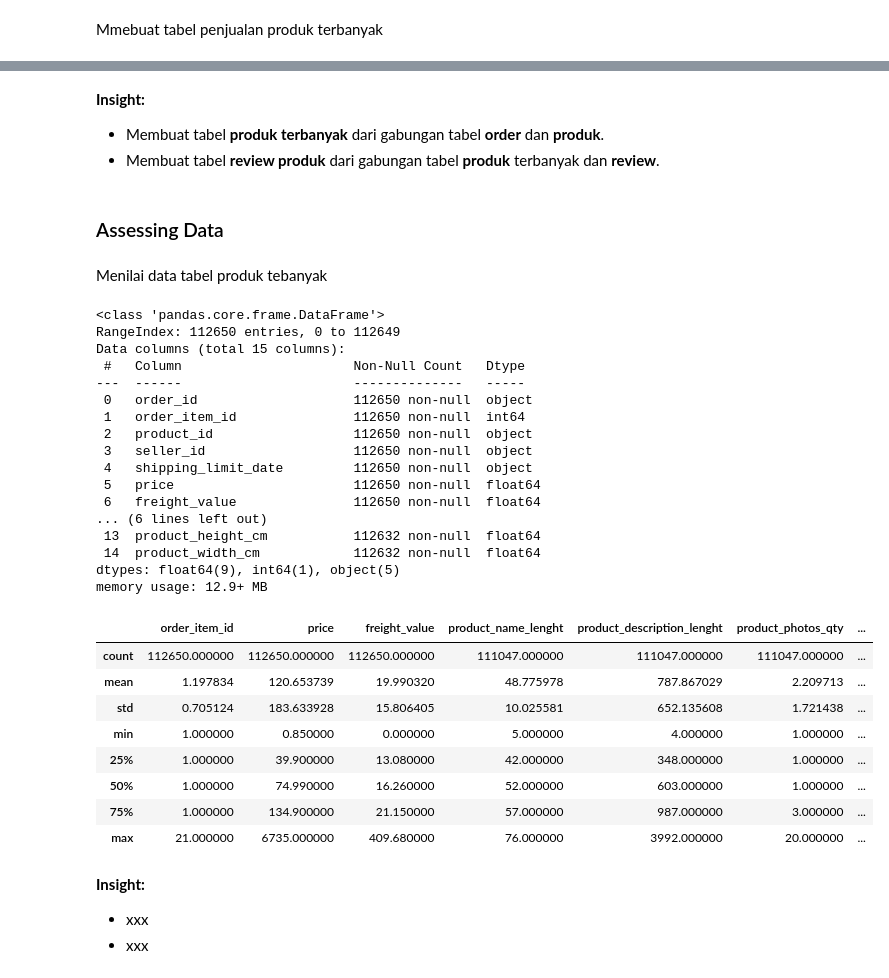
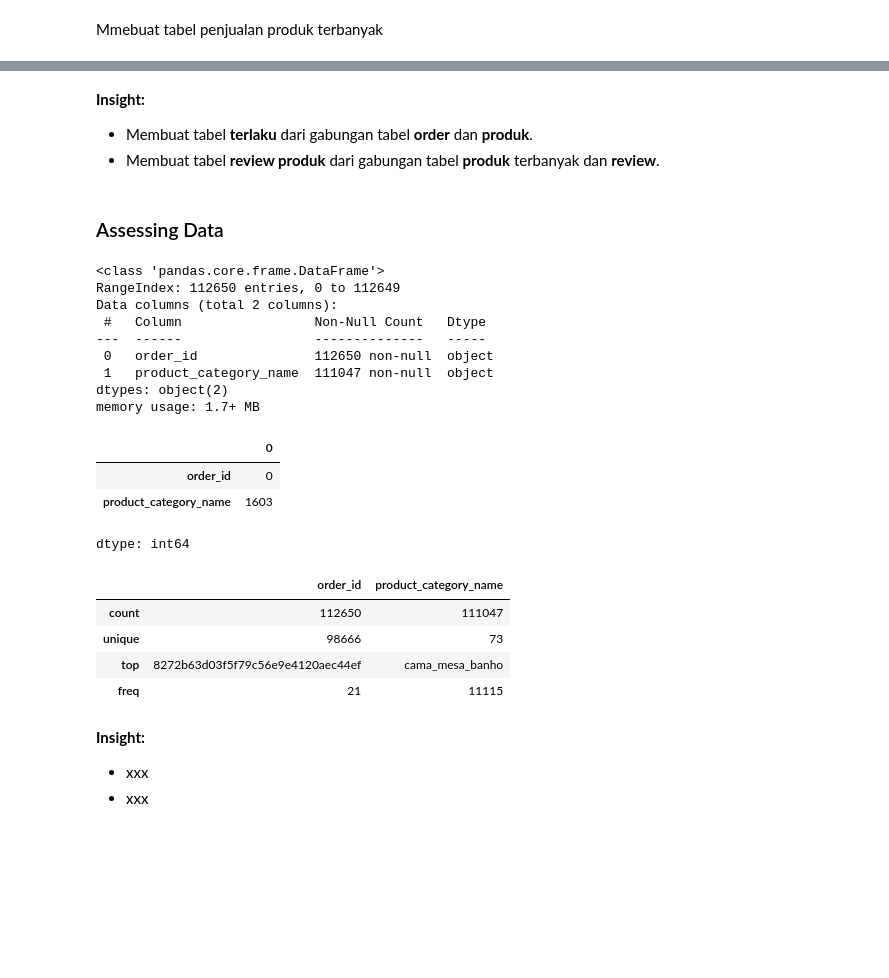
Before and after one commit to anggaxvi/Analisis-Data-E-Commerce, a Jupyter notebook: notebook.ipynb, the cells around one changed output, grey strips where cells are left out. Cells and saved outputs as stored; diff of their text form; code cells hidden in the pictures; blank space fills up the shorter version.

```diff
--- a/notebook.ipynb
+++ b/notebook.ipynb
@@ -61,7 +61,7 @@ produk_terbanyak_df = pd.merge(
     left_on="product_id",
     right_on="product_id"
 )
-produk_terbanyak_df = produk_terbanyak_df[[order_id, product_category_name]]
-produk_terbanyak_df.head()
+terlaku_df = produk_terbanyak_df[['order_id','product_category_name']]
+terlaku_df.head()
 
 # produk_terbanyak_df.groupby(by="product_category_name").order_id.nunique().sort_values(ascending=False)
@@ -87,43 +78,36 @@ review_produk_df.head()
 # %% [markdown]
 **Insight:**
-- Membuat tabel **produk terbanyak** dari gabungan tabel **order** dan **produk**.
+- Membuat tabel **terlaku** dari gabungan tabel **order** dan **produk**.
 - Membuat tabel **review produk** dari gabungan tabel **produk** terbanyak dan **review**.
 # %% [markdown]
 ### Assessing Data
-# %% [markdown]
-Menilai data tabel produk tebanyak
 # %%
-produk_terbanyak_df.info()
+terlaku_df.info()
 # %% [output]
 <class 'pandas.core.frame.DataFrame'>
 RangeIndex: 112650 entries, 0 to 112649
-Data columns (total 15 columns):
- #   Column                      Non-Null Count   Dtype
----  ------                      --------------   -----
- 0   order_id                    112650 non-null  object
- 1   order_item_id               112650 non-null  int64
- 2   product_id                  112650 non-null  object
- 3   seller_id                   112650 non-null  object
- 4   shipping_limit_date         112650 non-null  object
- 5   price                       112650 non-null  float64
- 6   freight_value               112650 non-null  float64
-... (6 lines left out)
- 13  product_height_cm           112632 non-null  float64
- 14  product_width_cm            112632 non-null  float64
-dtypes: float64(9), int64(1), object(5)
-memory usage: 12.9+ MB
+Data columns (total 2 columns):
+ #   Column                 Non-Null Count   Dtype
+---  ------                 --------------   -----
+ 0   order_id               112650 non-null  object
+ 1   product_category_name  111047 non-null  object
+dtypes: object(2)
+memory usage: 1.7+ MB
+# %%
+terlaku_df.isnull().sum()
+# %% [output]
+|  | 0 |
+| order_id | 0 |
+| product_category_name | 1603 |
+dtype: int64
 # %%
-produk_terbanyak_df.describe()
+terlaku_df.describe()
 # %% [output]
-|  | order_item_id | price | freight_value | product_name_lenght | product_description_lenght | product_photos_qty | ... |
-| count | 112650.000000 | 112650.000000 | 112650.000000 | 111047.000000 | 111047.000000 | 111047.000000 | ... |
-| mean | 1.197834 | 120.653739 | 19.990320 | 48.775978 | 787.867029 | 2.209713 | ... |
-| std | 0.705124 | 183.633928 | 15.806405 | 10.025581 | 652.135608 | 1.721438 | ... |
-| min | 1.000000 | 0.850000 | 0.000000 | 5.000000 | 4.000000 | 1.000000 | ... |
-| 25% | 1.000000 | 39.900000 | 13.080000 | 42.000000 | 348.000000 | 1.000000 | ... |
-| 50% | 1.000000 | 74.990000 | 16.260000 | 52.000000 | 603.000000 | 1.000000 | ... |
-| 75% | 1.000000 | 134.900000 | 21.150000 | 57.000000 | 987.000000 | 3.000000 | ... |
-| max | 21.000000 | 6735.000000 | 409.680000 | 76.000000 | 3992.000000 | 20.000000 | ... |
+|  | order_id | product_category_name |
+| count | 112650 | 111047 |
+| unique | 98666 | 73 |
+| top | 8272b63d03f5f79c56e9e4120aec44ef | cama_mesa_banho |
+| freq | 21 | 11115 |
 # %% [markdown]
 **Insight:**
 - xxx
```
Also changed, not shown: parts of 3 cells of this notebook.
